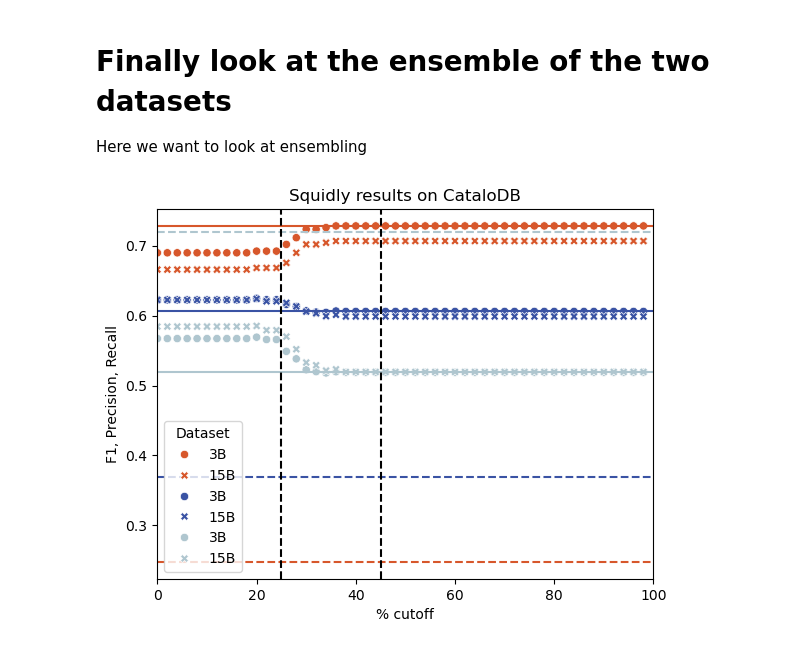
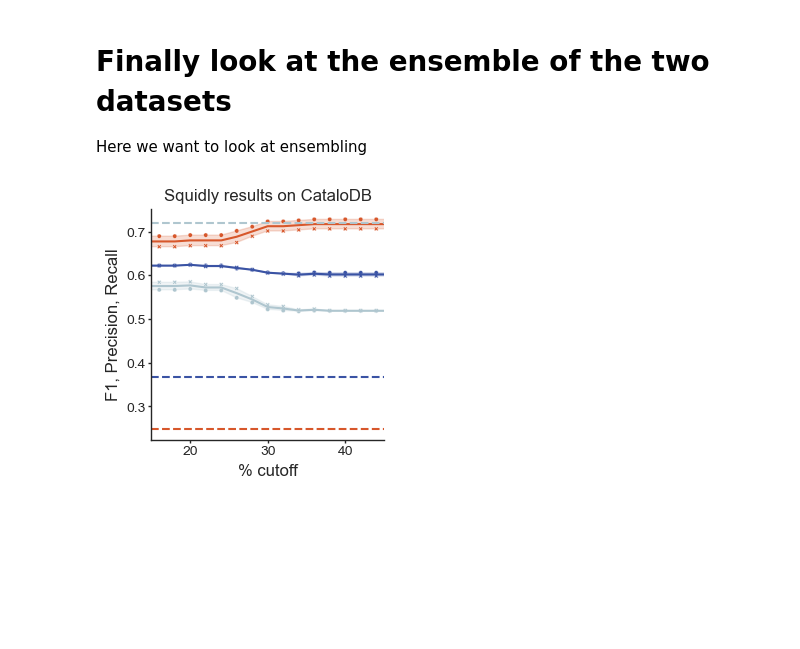
Before and after one commit to WRiegs/Squidly, a Jupyter notebook: manuscript/Benchmark-CataloDB.ipynb, the cells around one changed output. Drawn from its saved outputs; the diff is of its cells as text; code cells hidden in the pictures; blank space fills up the shorter version.

Commit message:
Updated the benchmark figures

```diff
--- a/manuscript/Benchmark-CataloDB.ipynb
+++ b/manuscript/Benchmark-CataloDB.ipynb
@@ -425,42 +421,62 @@ def ensemble_predictions(df, blast_col, squidly_col, seq_id_col, squidly_similar
 
 vis_df = pd.DataFrame(rows, columns=['Dataset', '% cutoff', 'F1', 'Precision', 'Recall', 'Support', '% fully correct', ' % with difference', ' % missing', 'Mean correct'])
 vis_df.to_csv('data/Ensemble_Squidly_CataloDB_15B.csv', index=False)
+# %%
+plt.rcParams['svg.fonttype'] = 'none'  # Ensure text is saved as text
+plt.rcParams['figure.figsize'] = (3,3)
+sns.set(rc={'figure.figsize': (3,3), 'font.family': 'sans-serif', 'font.sans-serif': 'Arial', 'font.size': 12},
+        style='ticks')
+
+def clean_plt(ax):
+    ax.tick_params(direction='out', length=2, width=1.0)
+    ax.spines['bottom'].set_linewidth(1.0)
+    ax.spines['top'].set_linewidth(0)
+    ax.spines['left'].set_linewidth(1.0)
+    ax.spines['right'].set_linewidth(0)
+    ax.tick_params(labelsize=10.0)
+    ax.tick_params(axis='x', which='major', pad=2.0)
+    ax.tick_params(axis='y', which='major', pad=2.0)
+    return ax
 # %%
 sns.color_palette(['#FFC440', '#D7572B', '#3A53A4', '#AFC6CF', '#895981', '#937A64'])
 plt.rcParams['svg.fonttype'] = 'none'
 
 # BLAST
 # F1	0.368515205724508
 # precision:	0.7202797202797203
 #  recall:	0.24759615384615385
 
 # Squidly 3B
 # F1	0.6060000000000001
 # precision:	0.5188356164383562
 #  recall:	0.7283653846153846
 
 # Squidly 15B
 # F1	0.5987780040733198
 # precision:	0.519434628975265
 #  recall:	0.7067307692307693
-
-ax = sns.scatterplot(vis_df, x='% cutoff', y='Recall', style='Dataset', markers=['o', 'X'], color='#D7572B') #palette=['#D7572B', '#D7572B', '#3A53A4', '#AFC6CF', '#895981', '#937A64'])
-ax.axhline(0.24759615384615385, c='#D7572B', linestyle = 'dashed') # Recall for BLAST
-ax.axhline(0.7283653846153846, c='#D7572B') # Squidly 3B Recall
-ax = sns.scatterplot(vis_df, x='% cutoff', y='F1', ax = ax,  style='Dataset', markers=['o', 'X'], color='#3A53A4') # Blue is F1
-ax.axhline(0.368515205724508, c='#3A53A4', linestyle = 'dashed') # Blast F1
-ax.axhline(0.6060000000000001, c='#3A53A4') # Squidly 3B F1
-ax = sns.scatterplot(vis_df, x='% cutoff', y='Precision',  style='Dataset', markers=['o', 'X'], color='#AFC6CF') # light blue is precision
-ax.axhline(0.7202797202797203, c='#AFC6CF', linestyle = 'dashed') # BLAST Precision
-ax.axhline(0.5188356164383562, c='#AFC6CF') # Squidly Precision
-
-#plt.ylim(0.7, 0.97)
-plt.xlim(0, 100)
 ax.axvline(25, c='black', linestyle = 'dashed')
 ax.axvline(45, c='black', linestyle = 'dashed')
+
+ax = sns.lineplot(vis_df, x='% cutoff', y='Recall', legend=None, color='#D7572B') #palette=['#D7572B', '#D7572B', '#3A53A4', '#AFC6CF', '#895981', '#937A64'])
+ax = sns.scatterplot(vis_df, x='% cutoff', y='Recall', style='Dataset', legend=None, markers=['o', 'X'], s=10, color='#D7572B') #palette=['#D7572B', '#D7572B', '#3A53A4', '#AFC6CF', '#895981', '#937A64'])
+ax.axhline(0.24759615384615385, c='#D7572B', linestyle = 'dashed') # Recall for BLAST
+#ax.axhline(0.7283653846153846, c='#D7572B') # Squidly 3B Recall
+ax = sns.lineplot(vis_df, x='% cutoff', y='F1', ax = ax, legend=None, color='#3A53A4') # Blue is F1
+ax = sns.scatterplot(vis_df, x='% cutoff', y='F1', ax = ax,  style='Dataset', legend=None, markers=['o', 'X'], s=10, color='#3A53A4') # Blue is F1
+ax.axhline(0.368515205724508, c='#3A53A4', linestyle = 'dashed') # Blast F1
+#ax.axhline(0.6060000000000001, c='#3A53A4') # Squidly 3B F1
+ax = sns.lineplot(vis_df, x='% cutoff', y='Precision', legend=None, color='#AFC6CF') # light blue is precision
+ax = sns.scatterplot(vis_df, x='% cutoff', y='Precision',  style='Dataset', legend=None, markers=['o', 'X'], s=10, color='#AFC6CF') # light blue is precision
+ax.axhline(0.7202797202797203, c='#AFC6CF', linestyle='dashed') # BLAST Precision
+#ax.axhline(0.5188356164383562, c='#AFC6CF') # Squidly Precision
+
+plt.xlim(0, 100)
+plt.xlim(15, 45)
+clean_plt(plt.gca())
 plt.title('Squidly results on CataloDB')
 plt.ylabel('F1, Precision, Recall')
 plt.savefig('figures/Recall_3B-15B_BLAST.svg')
 plt.show()
 # %% [output]
-[figure, old version]
+[figure, new version]
```
Also changed, not shown: parts of 3 cells of this notebook, 1 other file.
